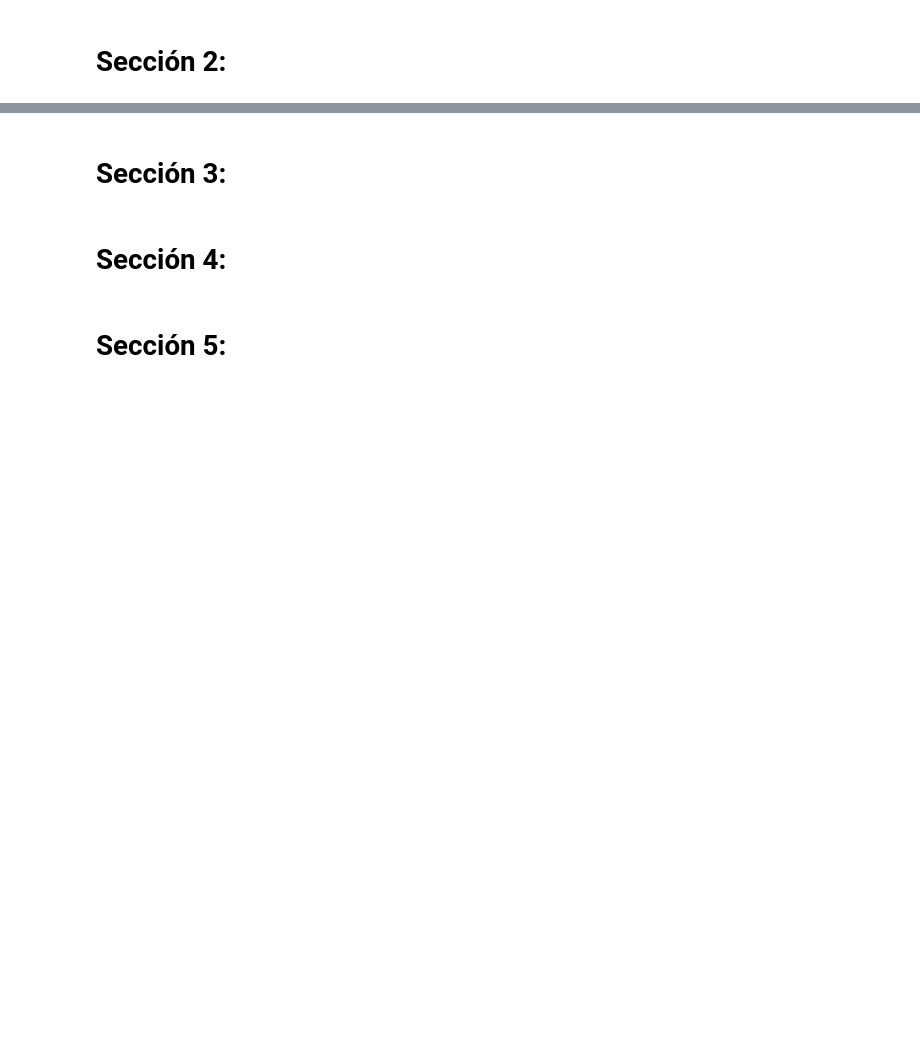
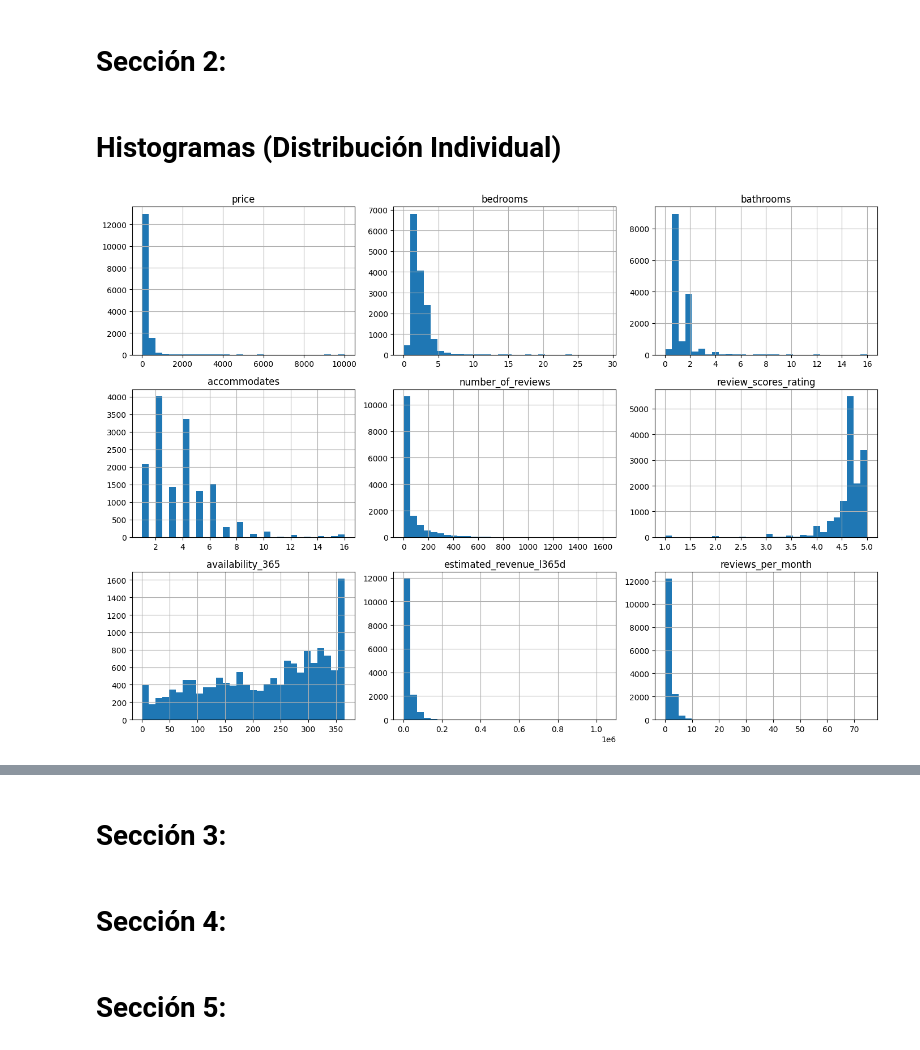
Before and after one commit to LeMarsito02/AIRBNBANALYTICS, a Jupyter notebook: Taller_1_EDA_Modelos_Regresion.ipynb, the cells around one changed output, grey strips where cells are left out. Saved outputs shown, nothing was run; the diff lists cells and outputs as text; code cells hidden in the pictures; blank space fills up the shorter version.

```diff
--- a/Taller_1_EDA_Modelos_Regresion.ipynb
+++ b/Taller_1_EDA_Modelos_Regresion.ipynb
@@ -337,0 +396,8 @@ print("\nDatos listos. Shape final:", df.shape)
+# %% [markdown]
+# Histogramas (Distribución Individual)
+# %%
+df_num.hist(figsize=(14,10), bins=30)
+plt.tight_layout()
+plt.show()
+# %% [output]
+[figure, added]
```
Also changed, not shown: parts of 16 cells of this notebook, 5 other files.
